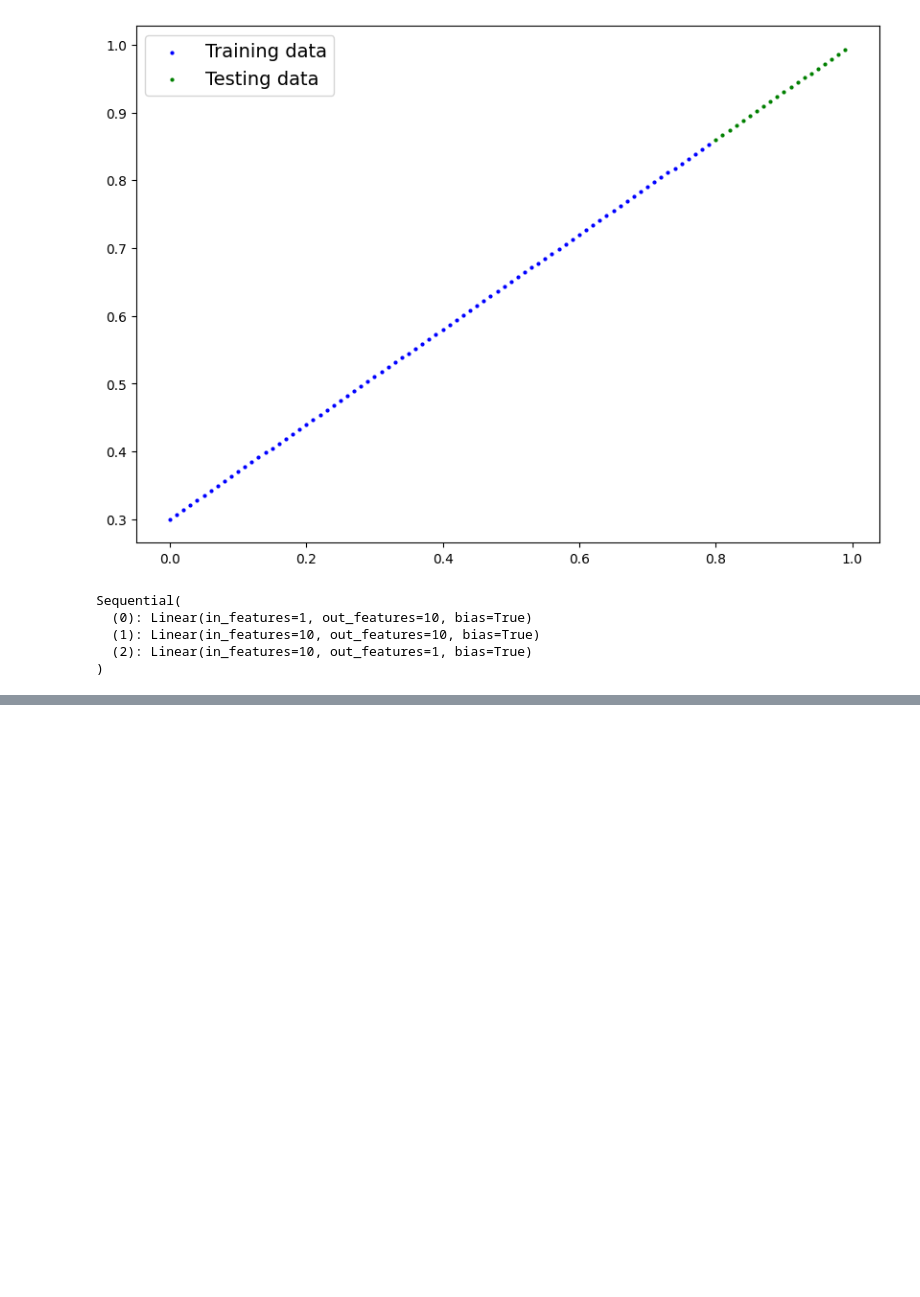
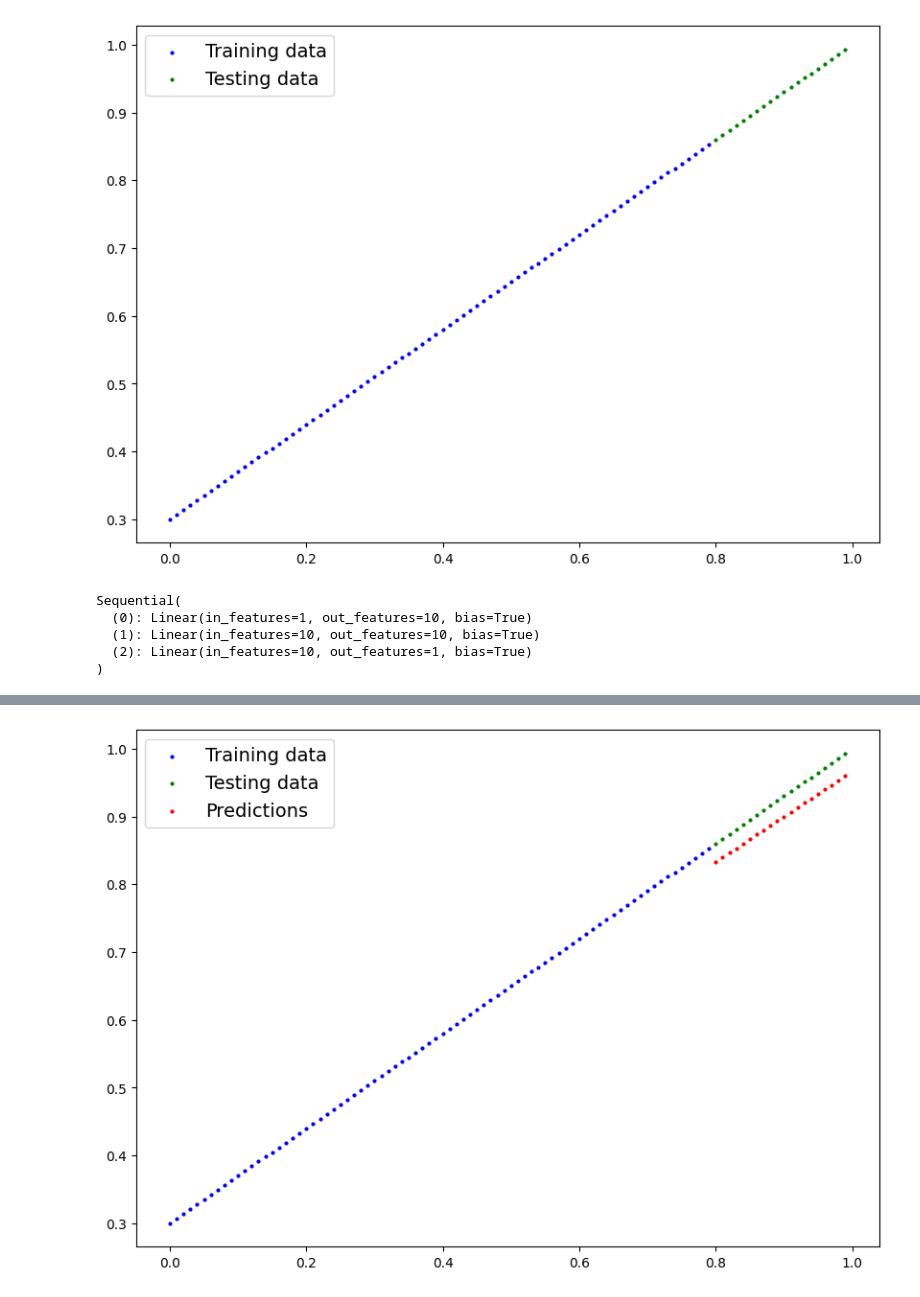
Before and after one commit to hridoynasah/PyTorch-for-Deep-Learning-and-Machine-Learning, a Jupyter notebook: Chapter 2 – Neural Network Classification/learnings/02_pytorch_classification_playground.ipynb, the cells around one changed output, grey strips where cells are left out. Drawn from its saved outputs; the diff is of its cells as text; code cells hidden in the pictures; blank space fills up the shorter version.

```diff
--- a/Chapter 2 – Neural Network Classification/learnings/02_pytorch_classification_playground.ipynb
+++ b/Chapter 2 – Neural Network Classification/learnings/02_pytorch_classification_playground.ipynb
@@ -750,0 +798,16 @@ plot_predictions(train_data=X_train_regression,
+# %%
+# Turn on evaluation mode
+model_2.eval()
+
+# Make predictions (inference)
+# with torch.inference_mode():
+#   y_test_pred = model_2(X_test_regression)
+
+# Plot data and predictions
+plot_predictions(train_data=X_train_regression.cpu(),
+                 train_labels=y_train_regression.cpu(),
+                 test_data=X_test_regression.cpu(),
+                 test_labels=y_test_regression.cpu(),
+                 predictions=y_test_pred_reg.cpu());
+# %% [output]
+[figure, added]
```
Also changed, not shown: parts of 14 cells of this notebook, 1 other file.
